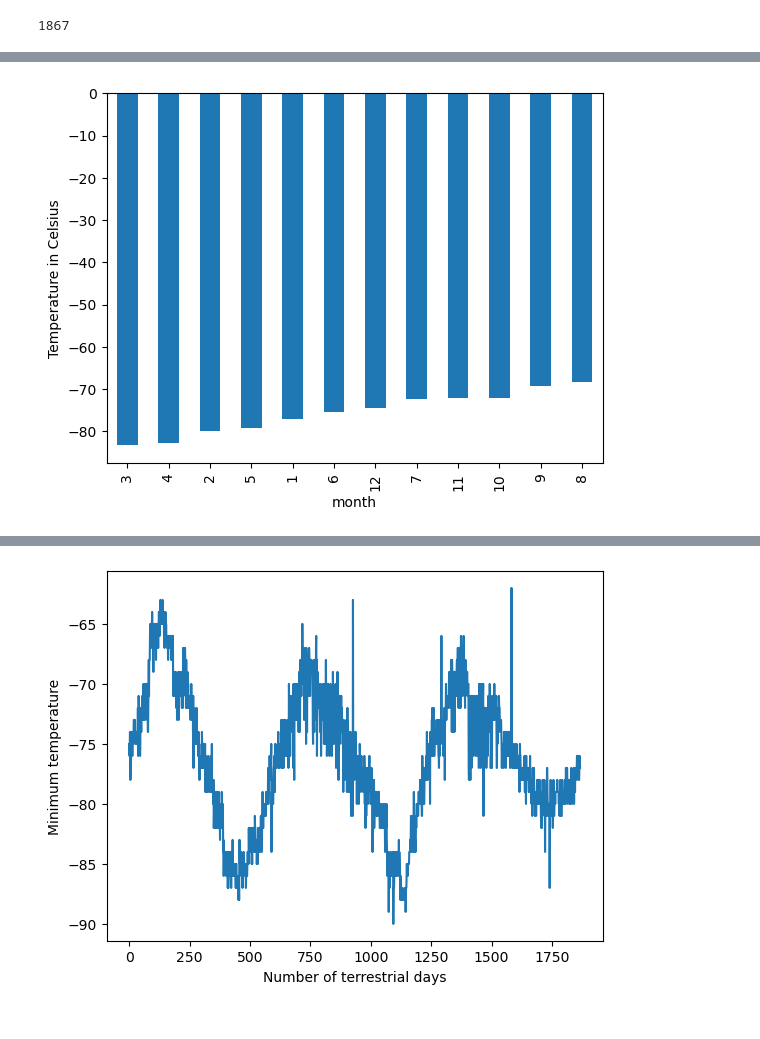
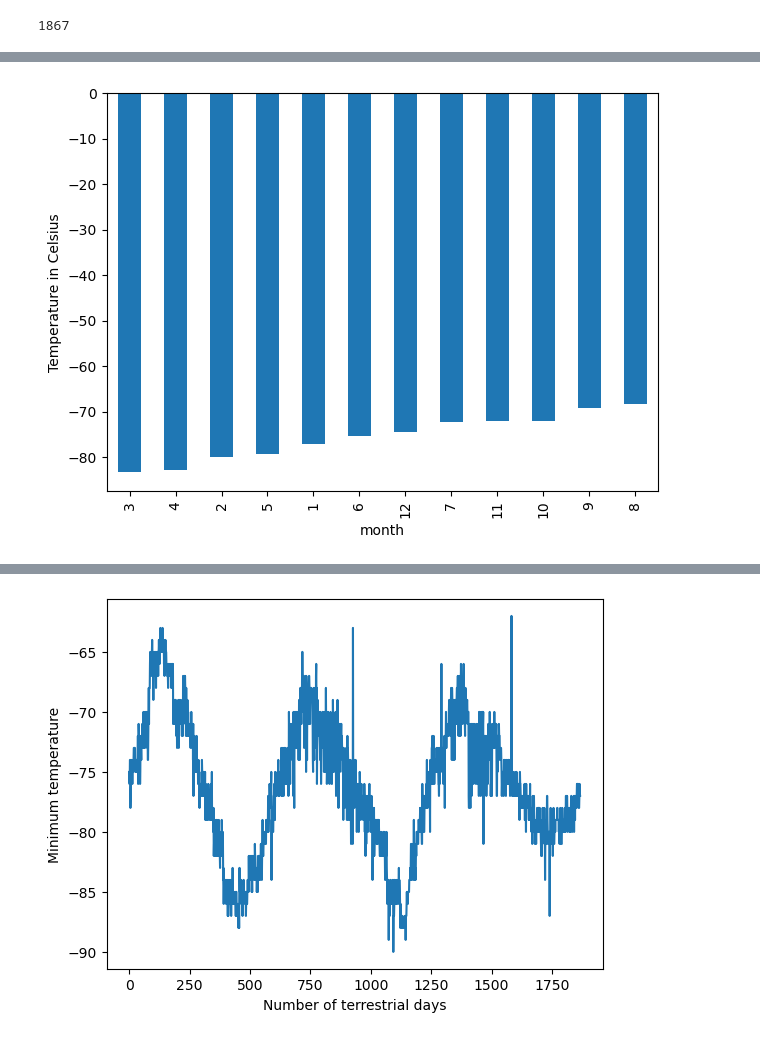
Before and after one commit to KeeganDavis/web-scraping-challenge, a Jupyter notebook: part_2_mars_weather.ipynb, the cells around one changed output, grey strips where cells are left out. Drawn from its saved outputs; the diff is of its cells as text; code cells hidden in the pictures.

```diff
--- a/part_2_mars_weather.ipynb
+++ b/part_2_mars_weather.ipynb
@@ -199,6 +179,8 @@ Name: month, dtype: int64
 1867
 # %%
 # 3. What is the average low temperature by month?
+temp_by_month_df = mars_temp_df.groupby('month')['min_temp'].mean()
+temp_by_month_df
 # %% [output]
 month
 1    -77.160920
@@ -221,6 +207,10 @@ Name: min_temp, dtype: float64
 # %%
 # Identify the coldest and hottest months in Curiosity's location
+plot2 = temp_by_month_df.sort_values().plot(kind='bar', x='month', y='min_temp')
+plot2.set_ylabel('Temperature in Celsius')
+plt.tight_layout()
+plt.show()
 # %% [output]
-[figure, old version]
+[figure, new version]
 # %%
 # 4. Average pressure by Martian month
```
Also changed, not shown: parts of 9 cells of this notebook.
